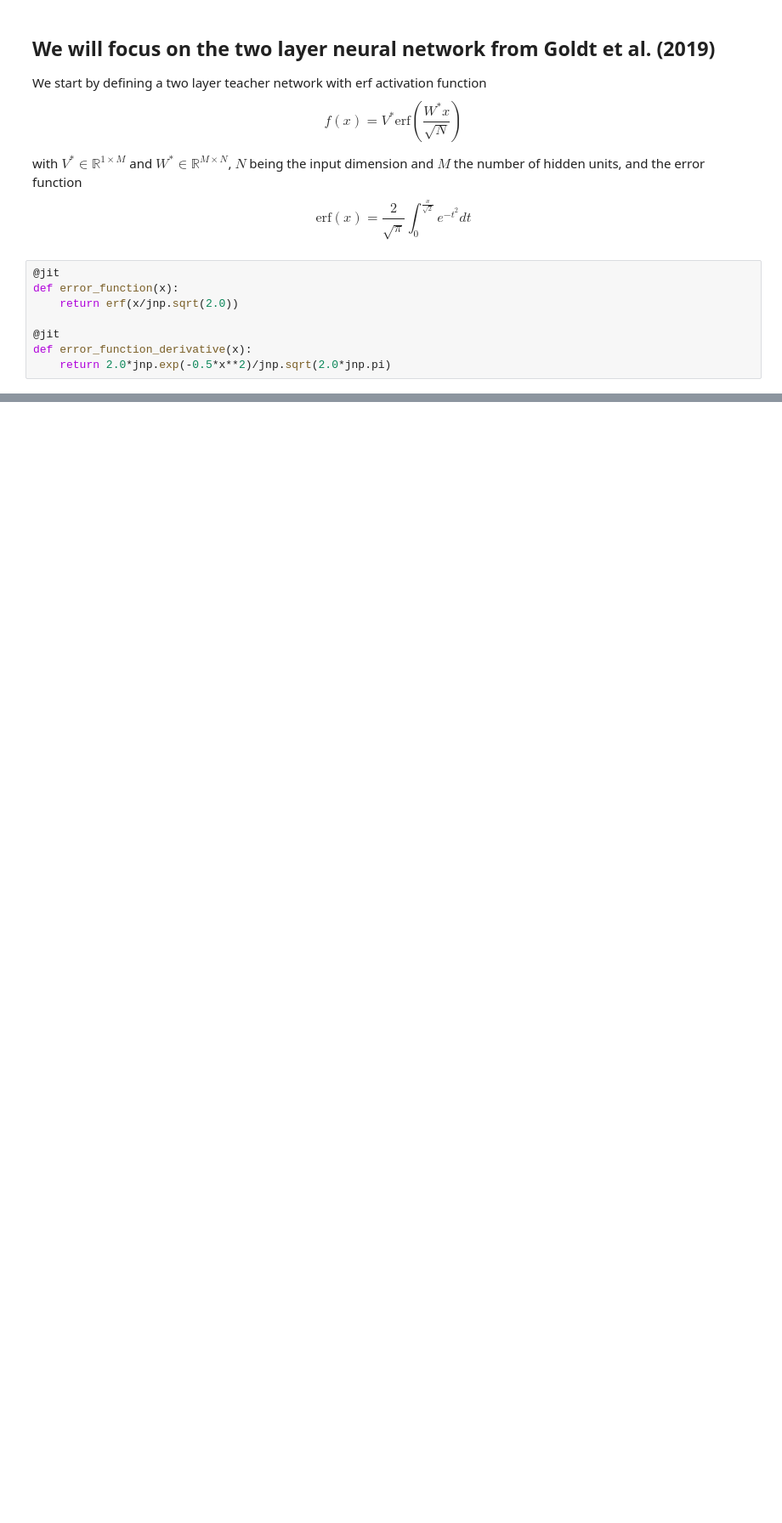
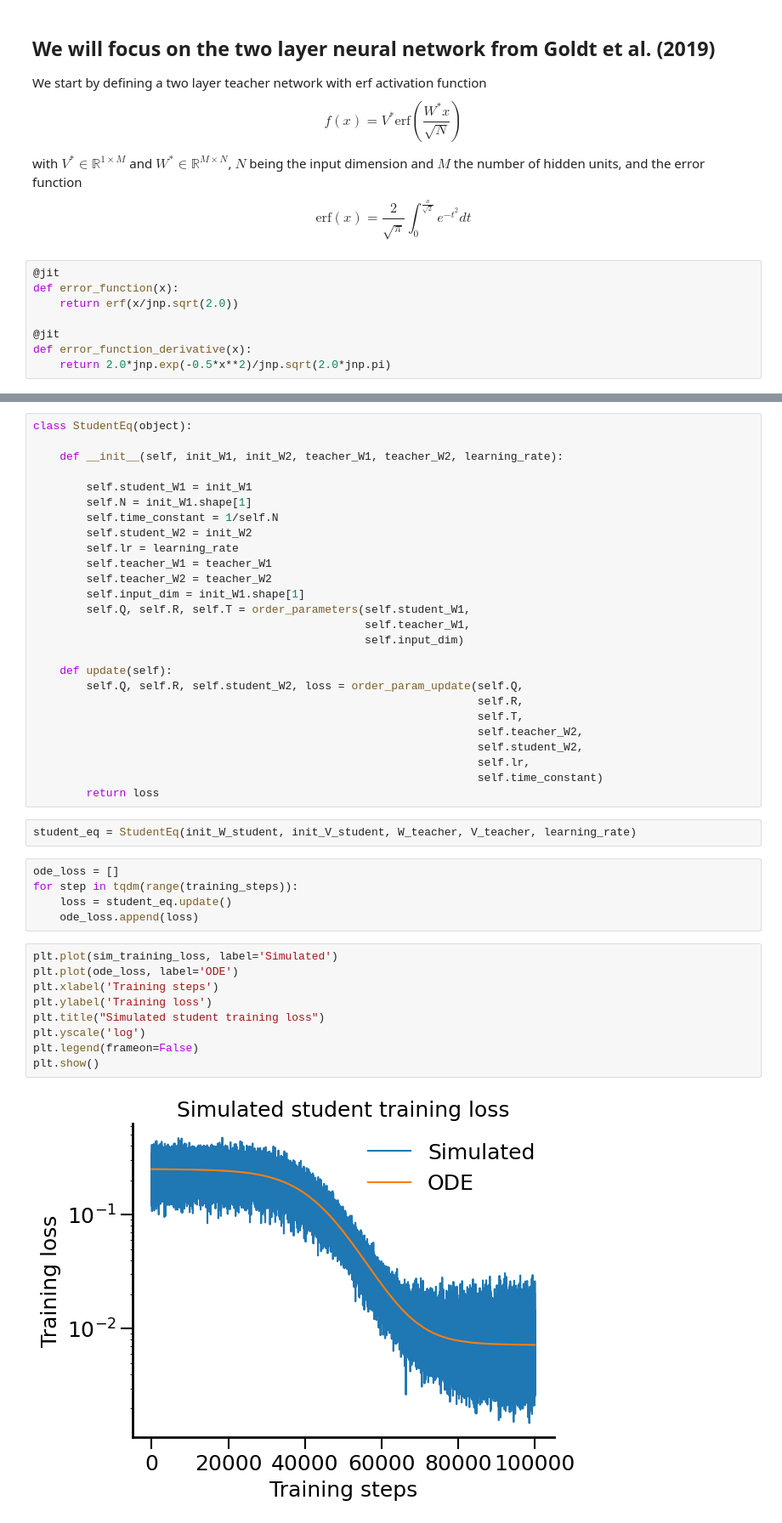
Before and after one commit to rodrigcd/saxe_lab_tutorial_2024, a Jupyter notebook: full_tutorial.ipynb, the cells around one changed output, grey strips where cells are left out. Shown at 85% size. Drawn from its saved outputs; the diff is of its cells as text; blank space fills up the shorter version.

```diff
--- a/full_tutorial.ipynb
+++ b/full_tutorial.ipynb
@@ -99,0 +284,44 @@ print(W_teacher.shape, V_teacher.shape)
+# %%
+class StudentEq(object):
+
+    def __init__(self, init_W1, init_W2, teacher_W1, teacher_W2, learning_rate):
+
+        self.student_W1 = init_W1
+        self.N = init_W1.shape[1]
+        self.time_constant = 1/self.N
+        self.student_W2 = init_W2
+        self.lr = learning_rate
+        self.teacher_W1 = teacher_W1
+        self.teacher_W2 = teacher_W2
+        self.input_dim = init_W1.shape[1]
+        self.Q, self.R, self.T = order_parameters(self.student_W1,
+                                                  self.teacher_W1,
+                                                  self.input_dim)
+
+    def update(self):
+        self.Q, self.R, self.student_W2, loss = order_param_update(self.Q,
+                                                                   self.R,
+                                                                   self.T,
+                                                                   self.teacher_W2,
+                                                                   self.student_W2,
+                                                                   self.lr,
+                                                                   self.time_constant)
+        return loss
+# %%
+student_eq = StudentEq(init_W_student, init_V_student, W_teacher, V_teacher, learning_rate)
+# %%
+ode_loss = []
+for step in tqdm(range(training_steps)):
+    loss = student_eq.update()
+    ode_loss.append(loss)
+# %%
+plt.plot(sim_training_loss, label='Simulated')
+plt.plot(ode_loss, label='ODE')
+plt.xlabel('Training steps')
+plt.ylabel('Training loss')
+plt.title("Simulated student training loss")
+plt.yscale('log')
+plt.legend(frameon=False)
+plt.show()
+# %% [output]
+[figure, added]
```
Also changed, not shown: parts of 14 cells of this notebook, 1 other file.
